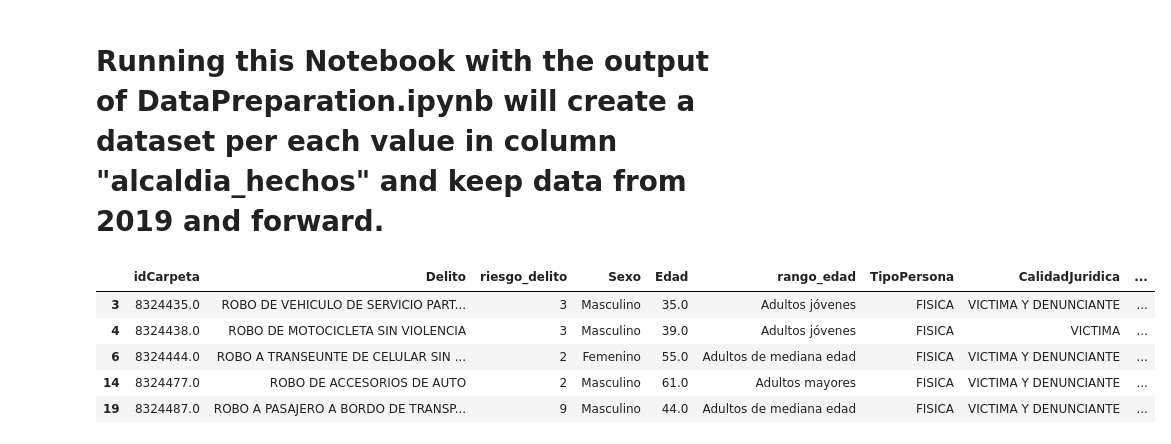
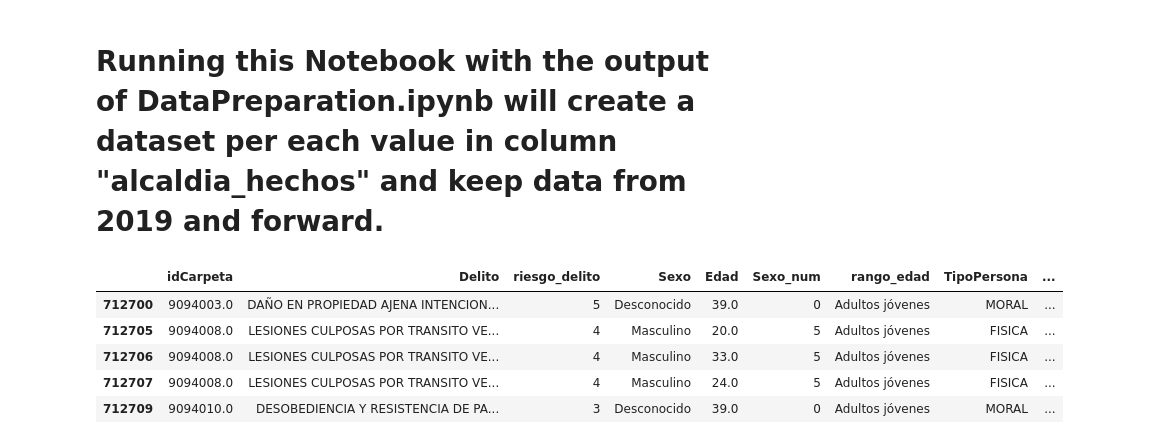
Before and after one commit to alexvasqxz/DS_Projects, a Jupyter notebook: Criminalidad/DataPreparationByAlcaldias.ipynb, the cells around one changed output. Saved outputs shown, nothing was run; the diff lists cells and outputs as text; code cells hidden in the pictures.

```diff
--- a/Criminalidad/DataPreparationByAlcaldias.ipynb
+++ b/Criminalidad/DataPreparationByAlcaldias.ipynb
@@ -10 +5,3 @@ data_set = pd.read_csv("data_preparation.csv")
+# %%
+data_set = pd.read_csv("data/data_preparation.csv")
 # %%
@@ -13,16 +9,16 @@ data_set[["FechaHecho"]] = data_set[["FechaHecho"]].apply(pd.to_datetime)
 # %%
 # tambien limitamos la fecha delitos a los anios 2019, 2020, 2021, y 2022
 data_set["FechaHecho"] = data_set["FechaHecho"].astype("datetime64")
-data_set = data_set.loc[(data_set['FechaHecho'] >= '2019-01-01')]
+data_set = data_set.loc[(data_set['FechaHecho'] >= '2022-01-01')]
 data_set['FechaHecho'] = data_set['FechaHecho'].dt.strftime('%m/%d/%Y')
 data_set.head()
 # %% [output]
-|  | idCarpeta | Delito | riesgo_delito | Sexo | Edad | rango_edad | TipoPersona | CalidadJuridica | ... |
-| 3 | 8324435.0 | ROBO DE VEHICULO DE SERVICIO PART... | 3 | Masculino | 35.0 | Adultos jóvenes | FISICA | VICTIMA Y DENUNCIANTE | ... |
-| 4 | 8324438.0 | ROBO DE MOTOCICLETA SIN VIOLENCIA | 3 | Masculino | 39.0 | Adultos jóvenes | FISICA | VICTIMA | ... |
-| 6 | 8324444.0 | ROBO A TRANSEUNTE DE CELULAR SIN ... | 2 | Femenino | 55.0 | Adultos de mediana edad | FISICA | VICTIMA Y DENUNCIANTE | ... |
-| 14 | 8324477.0 | ROBO DE ACCESORIOS DE AUTO | 2 | Masculino | 61.0 | Adultos mayores | FISICA | VICTIMA Y DENUNCIANTE | ... |
-| 19 | 8324487.0 | ROBO A PASAJERO A BORDO DE TRANSP... | 9 | Masculino | 44.0 | Adultos de mediana edad | FISICA | VICTIMA Y DENUNCIANTE | ... |
+|  | idCarpeta | Delito | riesgo_delito | Sexo | Edad | Sexo_num | rango_edad | TipoPersona | ... |
+| 712700 | 9094003.0 | DAÑO EN PROPIEDAD AJENA INTENCION... | 5 | Desconocido | 39.0 | 0 | Adultos jóvenes | MORAL | ... |
+| 712705 | 9094008.0 | LESIONES CULPOSAS POR TRANSITO VE... | 4 | Masculino | 20.0 | 5 | Adultos jóvenes | FISICA | ... |
+| 712706 | 9094008.0 | LESIONES CULPOSAS POR TRANSITO VE... | 4 | Masculino | 33.0 | 5 | Adultos jóvenes | FISICA | ... |
+| 712707 | 9094008.0 | LESIONES CULPOSAS POR TRANSITO VE... | 4 | Masculino | 24.0 | 5 | Adultos jóvenes | FISICA | ... |
+| 712709 | 9094010.0 | DESOBEDIENCIA Y RESISTENCIA DE PA... | 3 | Desconocido | 39.0 | 0 | Adultos jóvenes | MORAL | ... |
 # %%
 def formatear_minusculas_sin_acentos(string_value):
     string_value_lower=string_value.lower()
```
Also changed, not shown: parts of 4 cells of this notebook, 6 other files.
